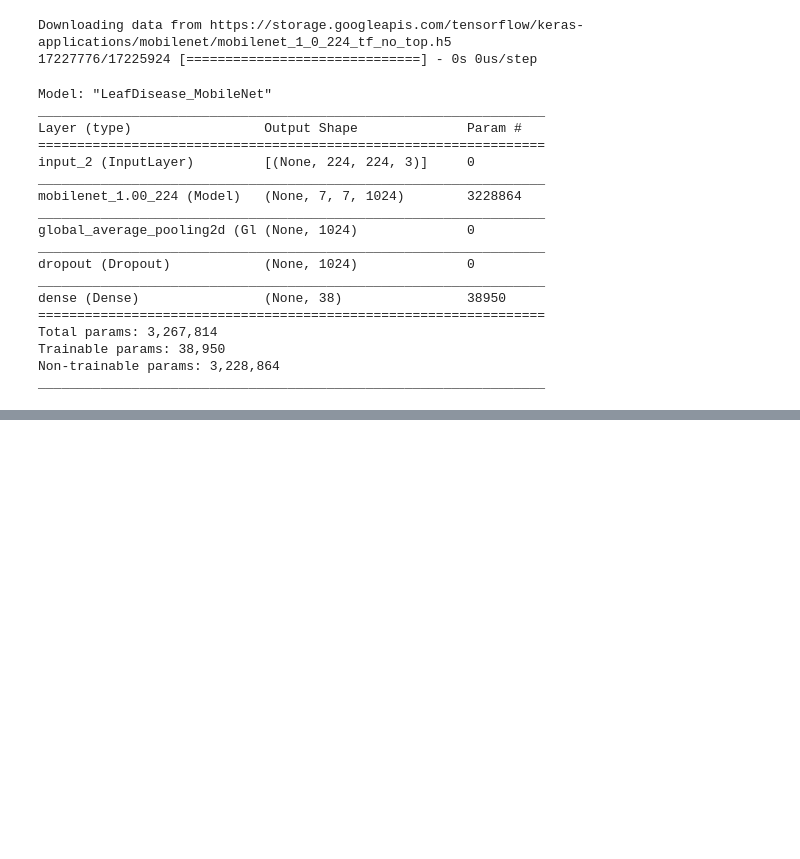
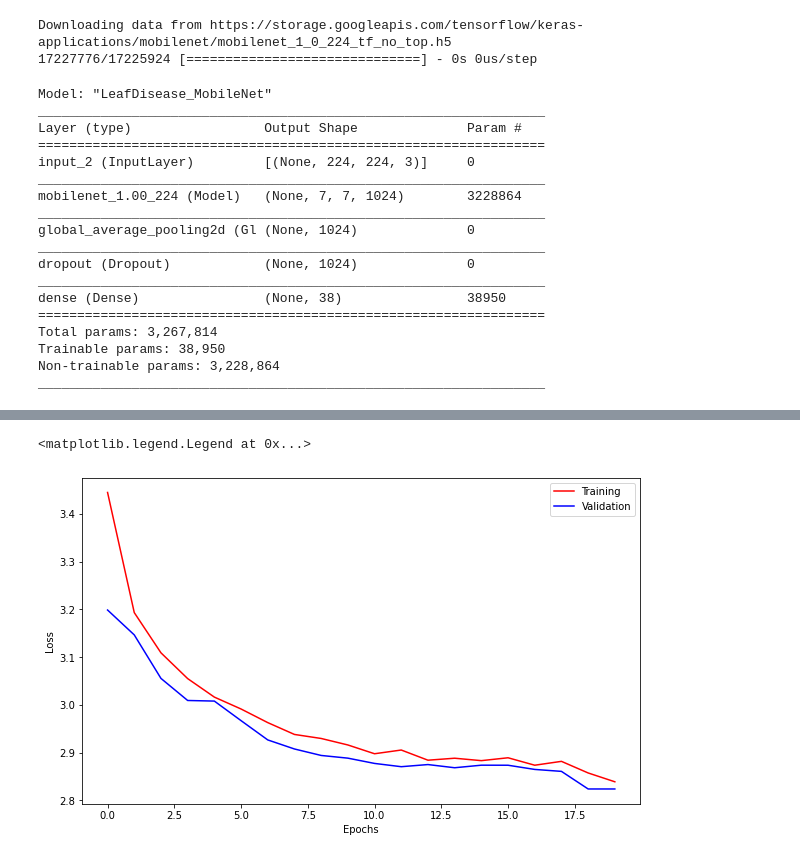
Before and after one commit to samir2901/Leaf-Disease-Classification, a Jupyter notebook: leaf-disease-classification-mobilenet.ipynb, the cells around one changed output, grey strips where cells are left out. Cells and saved outputs as stored; diff of their text form; code cells hidden in the pictures; blank space fills up the shorter version.

```diff
--- a/leaf-disease-classification-mobilenet.ipynb
+++ b/leaf-disease-classification-mobilenet.ipynb
@@ -116,2 +116,17 @@ model.evaluate(test_data)
 # %%
 model.save('leaf-cnn.h5')
+# %%
+loss = history.history['loss']
+val_loss = history.history['val_loss']
+
+epochs = range(len(loss))
+
+fig = plt.figure(figsize=(10,6))
+plt.plot(epochs,loss,c="red",label="Training")
+plt.plot(epochs,val_loss,c="blue",label="Validation")
+plt.xlabel("Epochs")
+plt.ylabel("Loss")
+plt.legend()
+# %% [output]
+<matplotlib.legend.Legend at 0x...>
+[figure, added]
```
Also changed, not shown: parts of 3 cells of this notebook, 2 other files.
